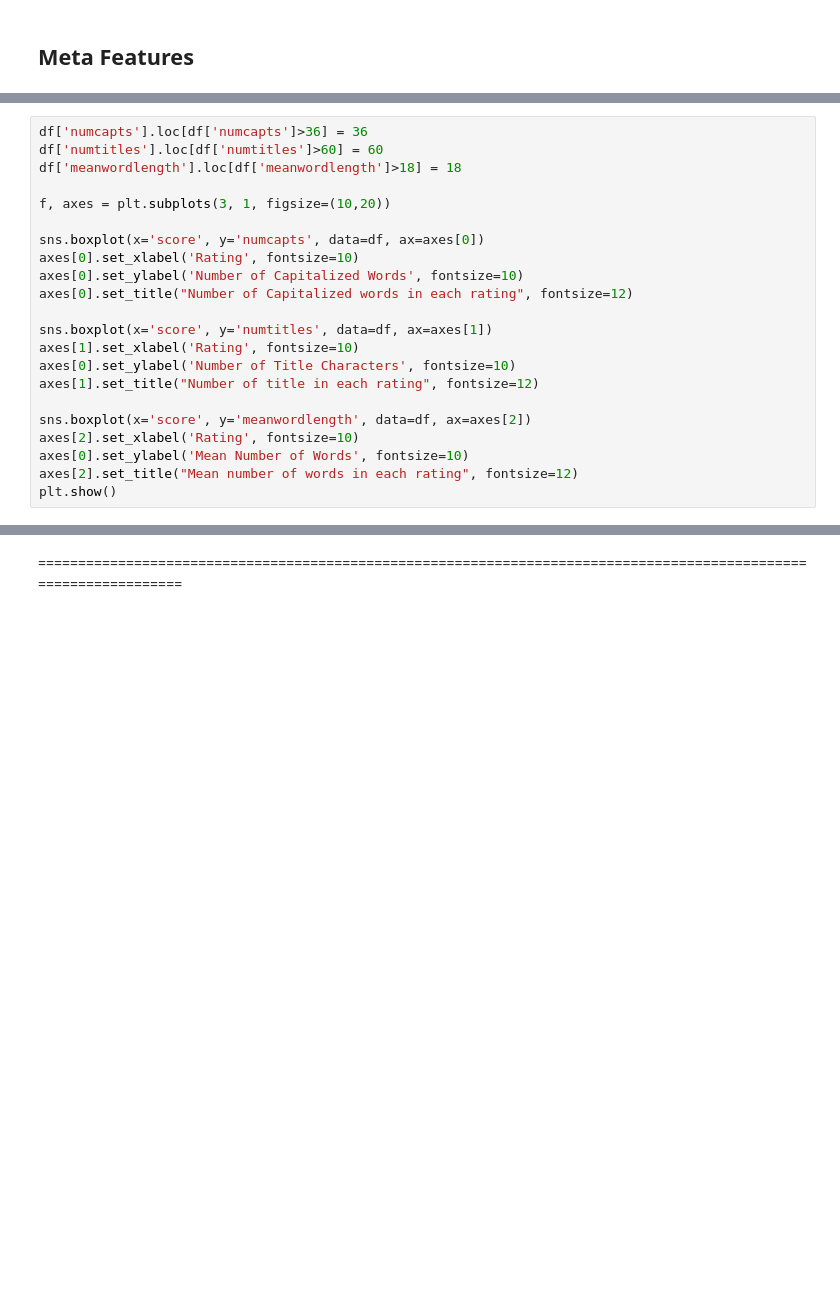
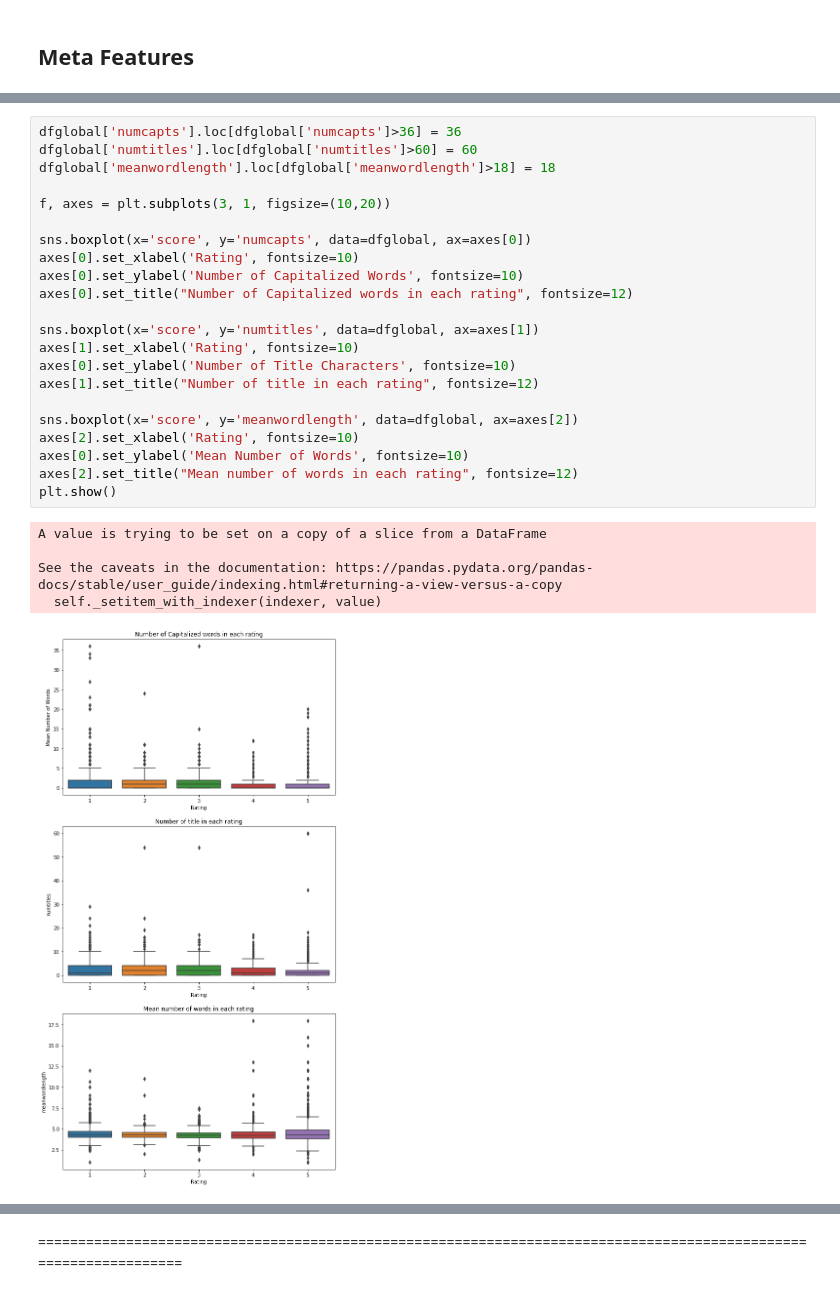
Before and after one commit to Moses-Lin/romreview, a Jupyter notebook: EDA.ipynb, the cells around one changed output, grey strips where cells are left out. Cells and saved outputs as stored; diff of their text form; blank space fills up the shorter version.

```diff
--- a/EDA.ipynb
+++ b/EDA.ipynb
@@ -458,22 +486,28 @@ plt.show()
 # %%
-df['numcapts'].loc[df['numcapts']>36] = 36
-df['numtitles'].loc[df['numtitles']>60] = 60
-df['meanwordlength'].loc[df['meanwordlength']>18] = 18
+dfglobal['numcapts'].loc[dfglobal['numcapts']>36] = 36
+dfglobal['numtitles'].loc[dfglobal['numtitles']>60] = 60
+dfglobal['meanwordlength'].loc[dfglobal['meanwordlength']>18] = 18
 
 f, axes = plt.subplots(3, 1, figsize=(10,20))
 
-sns.boxplot(x='score', y='numcapts', data=df, ax=axes[0])
+sns.boxplot(x='score', y='numcapts', data=dfglobal, ax=axes[0])
 axes[0].set_xlabel('Rating', fontsize=10)
 axes[0].set_ylabel('Number of Capitalized Words', fontsize=10)
 axes[0].set_title("Number of Capitalized words in each rating", fontsize=12)
 
-sns.boxplot(x='score', y='numtitles', data=df, ax=axes[1])
+sns.boxplot(x='score', y='numtitles', data=dfglobal, ax=axes[1])
 axes[1].set_xlabel('Rating', fontsize=10)
 axes[0].set_ylabel('Number of Title Characters', fontsize=10)
 axes[1].set_title("Number of title in each rating", fontsize=12)
 
-sns.boxplot(x='score', y='meanwordlength', data=df, ax=axes[2])
+sns.boxplot(x='score', y='meanwordlength', data=dfglobal, ax=axes[2])
 axes[2].set_xlabel('Rating', fontsize=10)
 axes[0].set_ylabel('Mean Number of Words', fontsize=10)
 axes[2].set_title("Mean number of words in each rating", fontsize=12)
 plt.show()
+# %% [output]
+A value is trying to be set on a copy of a slice from a DataFrame
+
+See the caveats in the documentation: https://pandas.pydata.org/pandas-docs/stable/user_guide/indexing.html#returning-a-view-versus-a-copy
+  self._setitem_with_indexer(indexer, value)
+[figure, added]
```
Also changed, not shown: parts of 11 cells of this notebook.
